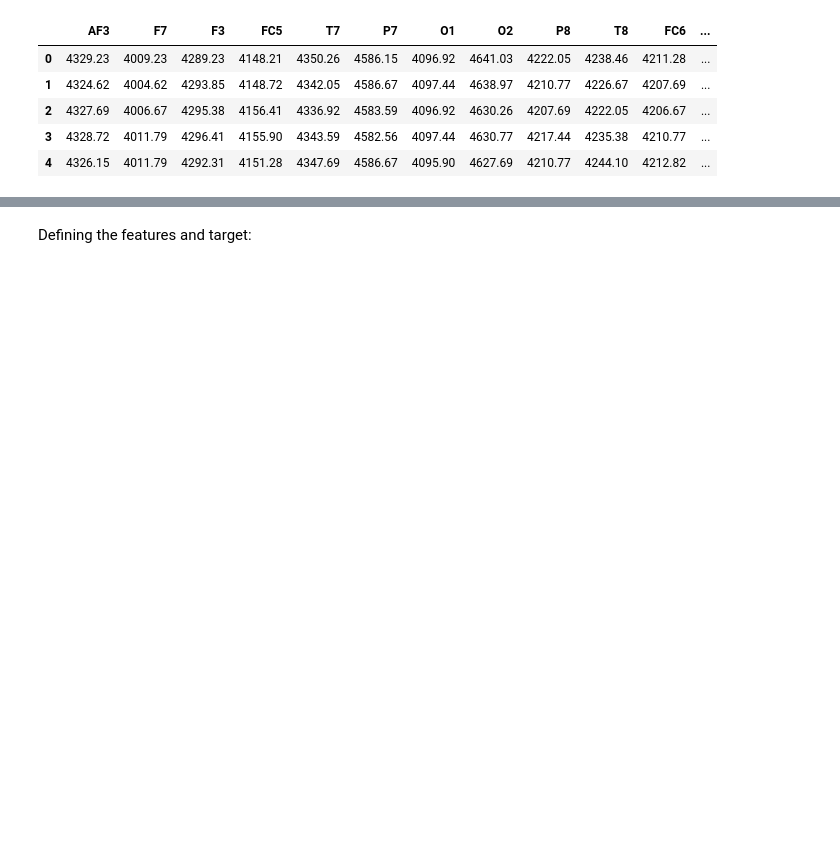
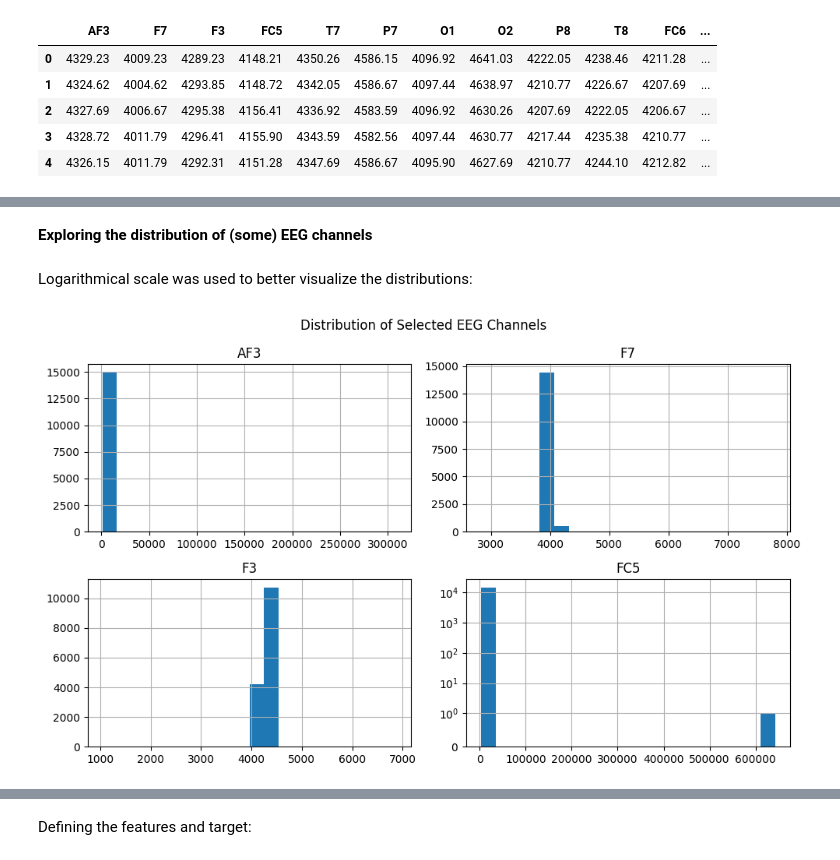
Before and after one commit to heloisa-paterno/eeg-eye-state, a Jupyter notebook: eye_state_from_eeg.ipynb, the cells around one changed output, grey strips where cells are left out. Drawn from its saved outputs; the diff is of its cells as text; code cells hidden in the pictures; blank space fills up the shorter version.

```diff
--- a/eye_state_from_eeg.ipynb
+++ b/eye_state_from_eeg.ipynb
@@ -83,0 +90,16 @@ The dataset was approximately balanced across classes.
+# %% [markdown]
+**Exploring the distribution of (some) EEG channels**
+# %% [markdown]
+Logarithmical scale was used to better visualize the distributions:
+# %%
+channels = df.columns[:4]
+
+
+df[channels].hist(figsize=(10, 6), bins=20)
+plt.suptitle("Distribution of Selected EEG Channels")
+plt.yscale('symlog', linthresh=1)
+plt.tight_layout()
+
+plt.show()
+# %% [output]
+[figure, added]
```
Also changed, not shown: parts of 65 cells of this notebook.
